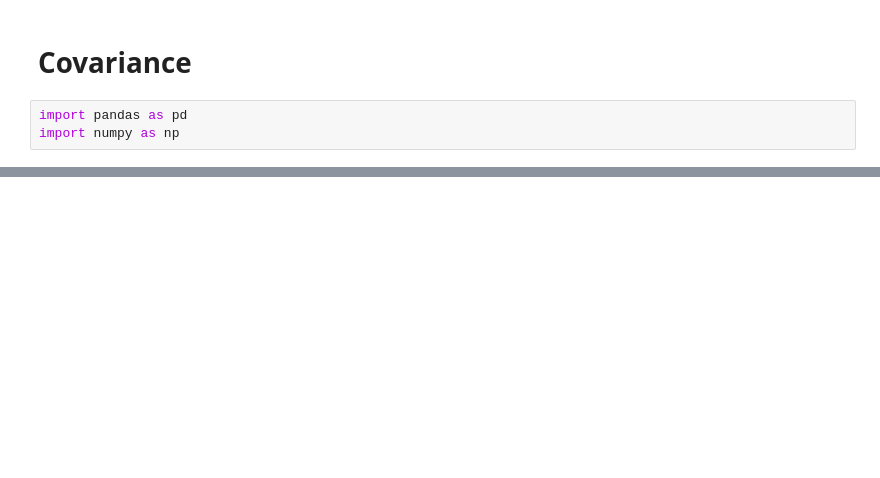
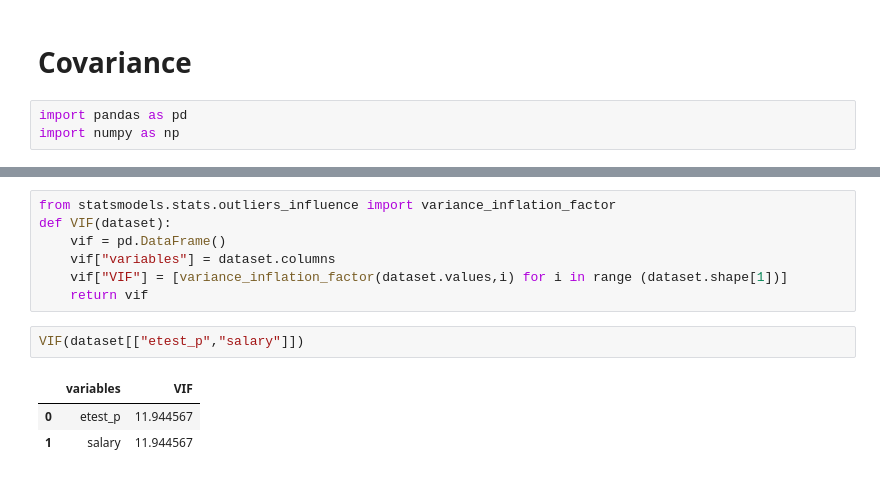
Before and after one commit to SVenkadesh/Venkad_Data-Science_Bivariate, a Jupyter notebook: Bivariate.ipynb, the cells around one changed output, grey strips where cells are left out. Cells and saved outputs as stored; diff of their text form; blank space fills up the shorter version.

```diff
--- a/Bivariate.ipynb
+++ b/Bivariate.ipynb
@@ -51,0 +85,13 @@ ValueError: could not convert string to float: 'M'
+# %%
+from statsmodels.stats.outliers_influence import variance_inflation_factor
+def VIF(dataset):
+    vif = pd.DataFrame()
+    vif["variables"] = dataset.columns
+    vif["VIF"] = [variance_inflation_factor(dataset.values,i) for i in range (dataset.shape[1])]
+    return vif
+# %%
+VIF(dataset[["etest_p","salary"]])
+# %% [output]
+|  | variables | VIF |
+| 0 | etest_p | 11.944567 |
+| 1 | salary | 11.944567 |
```
Also changed, not shown: parts of 33 cells of this notebook.
